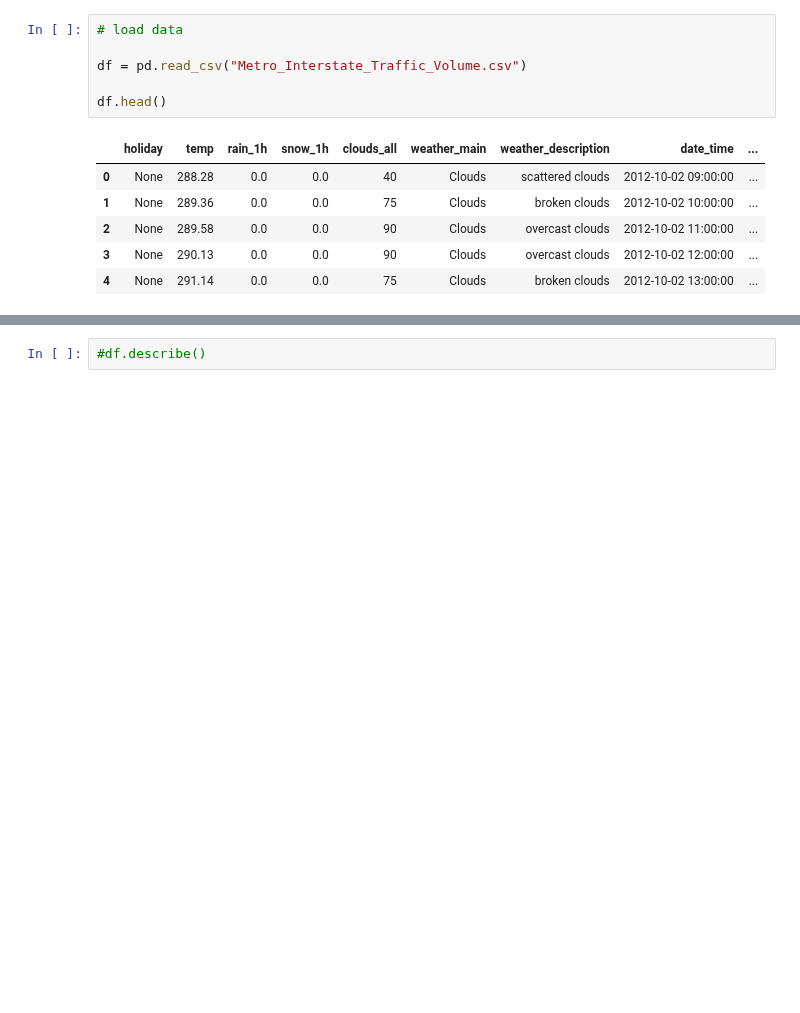
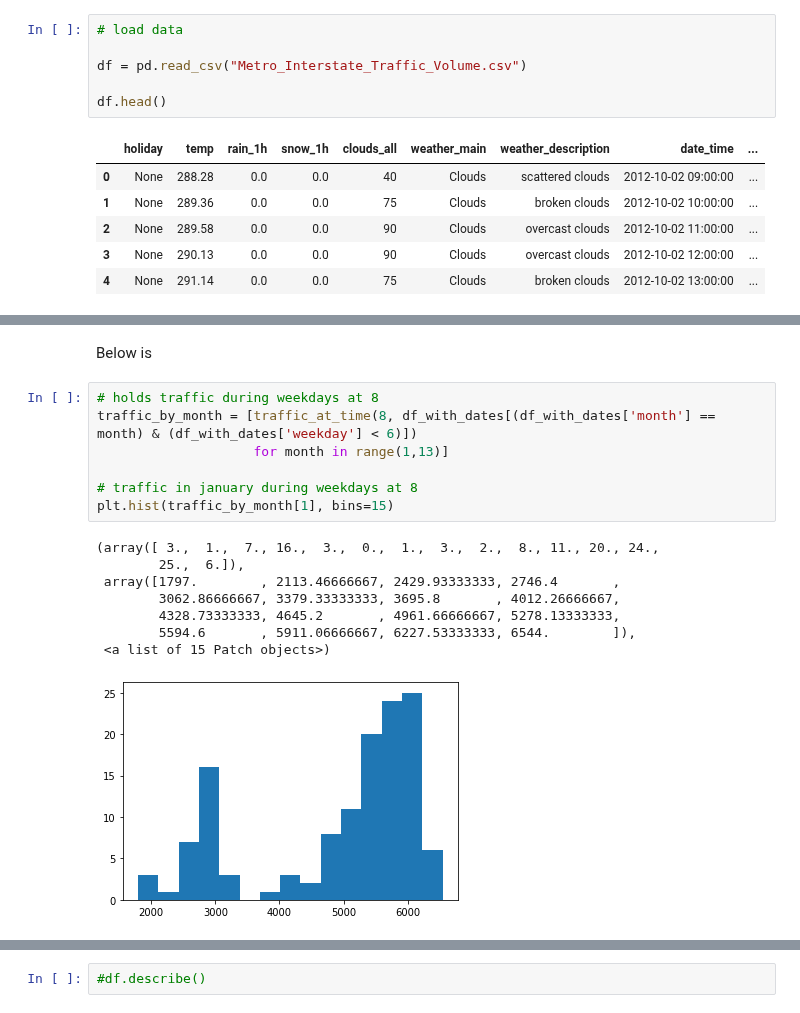
Before and after one commit to Lensku/BDA-Project-Otso-Lensku, a Jupyter notebook: Project.ipynb, the cells around one changed output, grey strips where cells are left out. Cells and saved outputs as stored; diff of their text form; blank space fills up the shorter version.

```diff
--- a/Project.ipynb
+++ b/Project.ipynb
@@ -36,0 +88,18 @@ df.head()
+# %% [markdown]
+Below is
+# %%
+# holds traffic during weekdays at 8
+traffic_by_month = [traffic_at_time(8, df_with_dates[(df_with_dates['month'] == month) & (df_with_dates['weekday'] < 6)])
+                    for month in range(1,13)]
+
+# traffic in january during weekdays at 8
+plt.hist(traffic_by_month[1], bins=15)
+# %% [output]
+(array([ 3.,  1.,  7., 16.,  3.,  0.,  1.,  3.,  2.,  8., 11., 20., 24.,
+        25.,  6.]),
+ array([1797.        , 2113.46666667, 2429.93333333, 2746.4       ,
+        3062.86666667, 3379.33333333, 3695.8       , 4012.26666667,
+        4328.73333333, 4645.2       , 4961.66666667, 5278.13333333,
+        5594.6       , 5911.06666667, 6227.53333333, 6544.        ]),
+ <a list of 15 Patch objects>)
+[figure, added]
```
Also changed, not shown: parts of 19 cells of this notebook.
